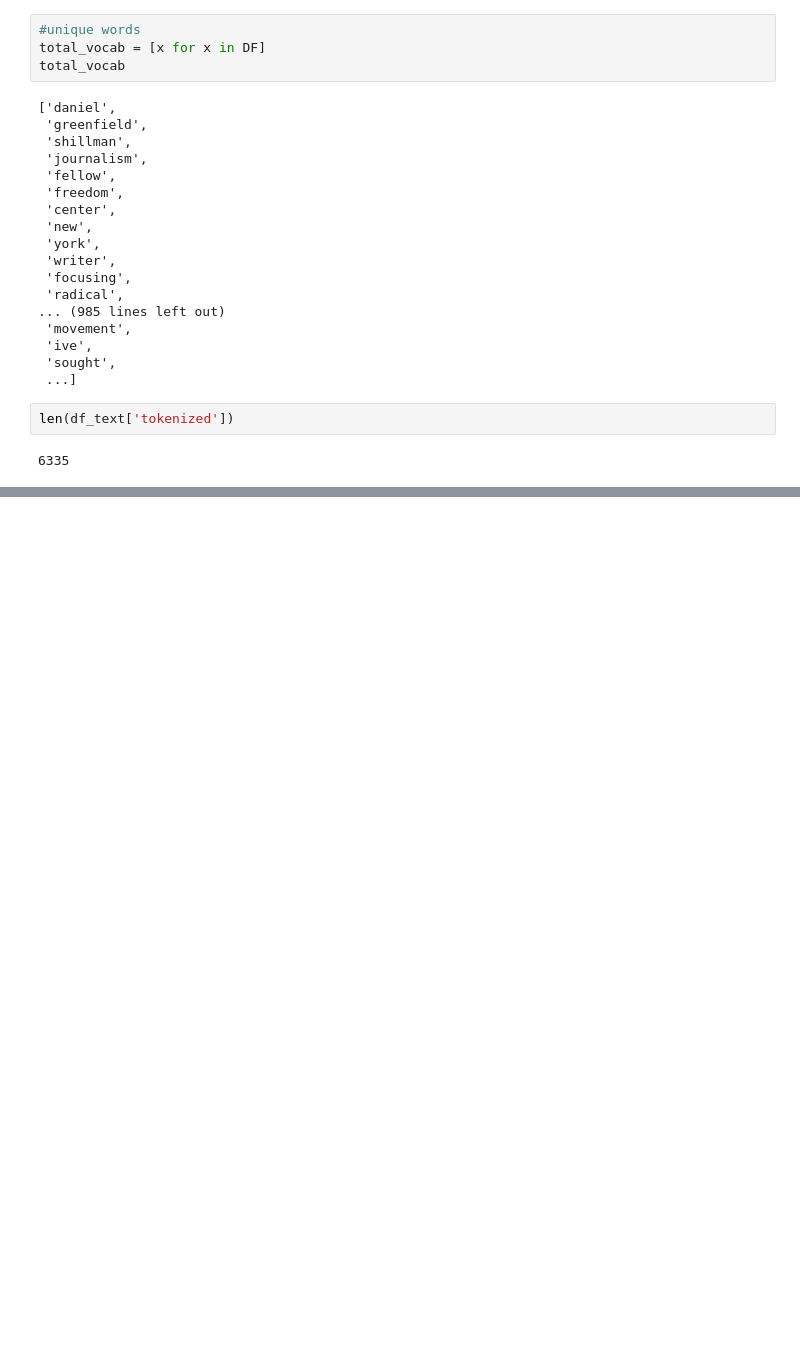
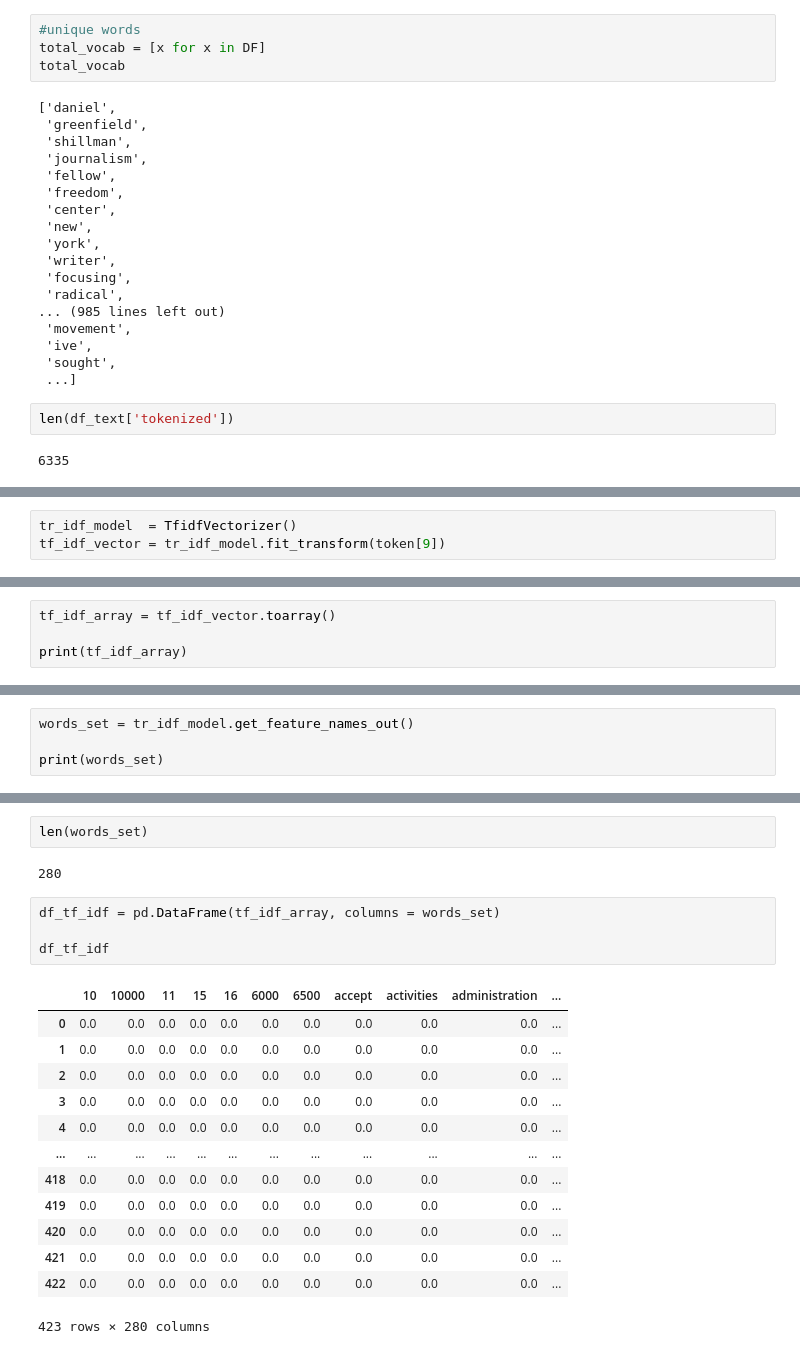
Before and after one commit to rzhao1120/Data-Dive, a Jupyter notebook: Untitled-1.ipynb, the cells around one changed output, grey strips where cells are left out. Cells and saved outputs as stored; diff of their text form; blank space fills up the shorter version.

```diff
--- a/Untitled-1.ipynb
+++ b/Untitled-1.ipynb
@@ -383,0 +371,3 @@ len(df_text['tokenized'])
+# %%
+tr_idf_model  = TfidfVectorizer()
+tf_idf_vector = tr_idf_model.fit_transform(token[9])
@@ -383,0 +398,4 @@ len(df_text['tokenized'])
+# %%
+tf_idf_array = tf_idf_vector.toarray()
+
+print(tf_idf_array)
@@ -383,0 +410,4 @@ len(df_text['tokenized'])
+# %%
+words_set = tr_idf_model.get_feature_names_out()
+
+print(words_set)
@@ -383,0 +432,22 @@ len(df_text['tokenized'])
+# %%
+len(words_set)
+# %% [output]
+280
+# %%
+df_tf_idf = pd.DataFrame(tf_idf_array, columns = words_set)
+
+df_tf_idf
+# %% [output]
+|  | 10 | 10000 | 11 | 15 | 16 | 6000 | 6500 | accept | activities | administration | ... |
+| 0 | 0.0 | 0.0 | 0.0 | 0.0 | 0.0 | 0.0 | 0.0 | 0.0 | 0.0 | 0.0 | ... |
+| 1 | 0.0 | 0.0 | 0.0 | 0.0 | 0.0 | 0.0 | 0.0 | 0.0 | 0.0 | 0.0 | ... |
+| 2 | 0.0 | 0.0 | 0.0 | 0.0 | 0.0 | 0.0 | 0.0 | 0.0 | 0.0 | 0.0 | ... |
+| 3 | 0.0 | 0.0 | 0.0 | 0.0 | 0.0 | 0.0 | 0.0 | 0.0 | 0.0 | 0.0 | ... |
+| 4 | 0.0 | 0.0 | 0.0 | 0.0 | 0.0 | 0.0 | 0.0 | 0.0 | 0.0 | 0.0 | ... |
+| ... | ... | ... | ... | ... | ... | ... | ... | ... | ... | ... | ... |
+| 418 | 0.0 | 0.0 | 0.0 | 0.0 | 0.0 | 0.0 | 0.0 | 0.0 | 0.0 | 0.0 | ... |
+| 419 | 0.0 | 0.0 | 0.0 | 0.0 | 0.0 | 0.0 | 0.0 | 0.0 | 0.0 | 0.0 | ... |
+| 420 | 0.0 | 0.0 | 0.0 | 0.0 | 0.0 | 0.0 | 0.0 | 0.0 | 0.0 | 0.0 | ... |
+| 421 | 0.0 | 0.0 | 0.0 | 0.0 | 0.0 | 0.0 | 0.0 | 0.0 | 0.0 | 0.0 | ... |
+| 422 | 0.0 | 0.0 | 0.0 | 0.0 | 0.0 | 0.0 | 0.0 | 0.0 | 0.0 | 0.0 | ... |
+423 rows × 280 columns
```
Also changed, not shown: parts of 9 cells of this notebook.
